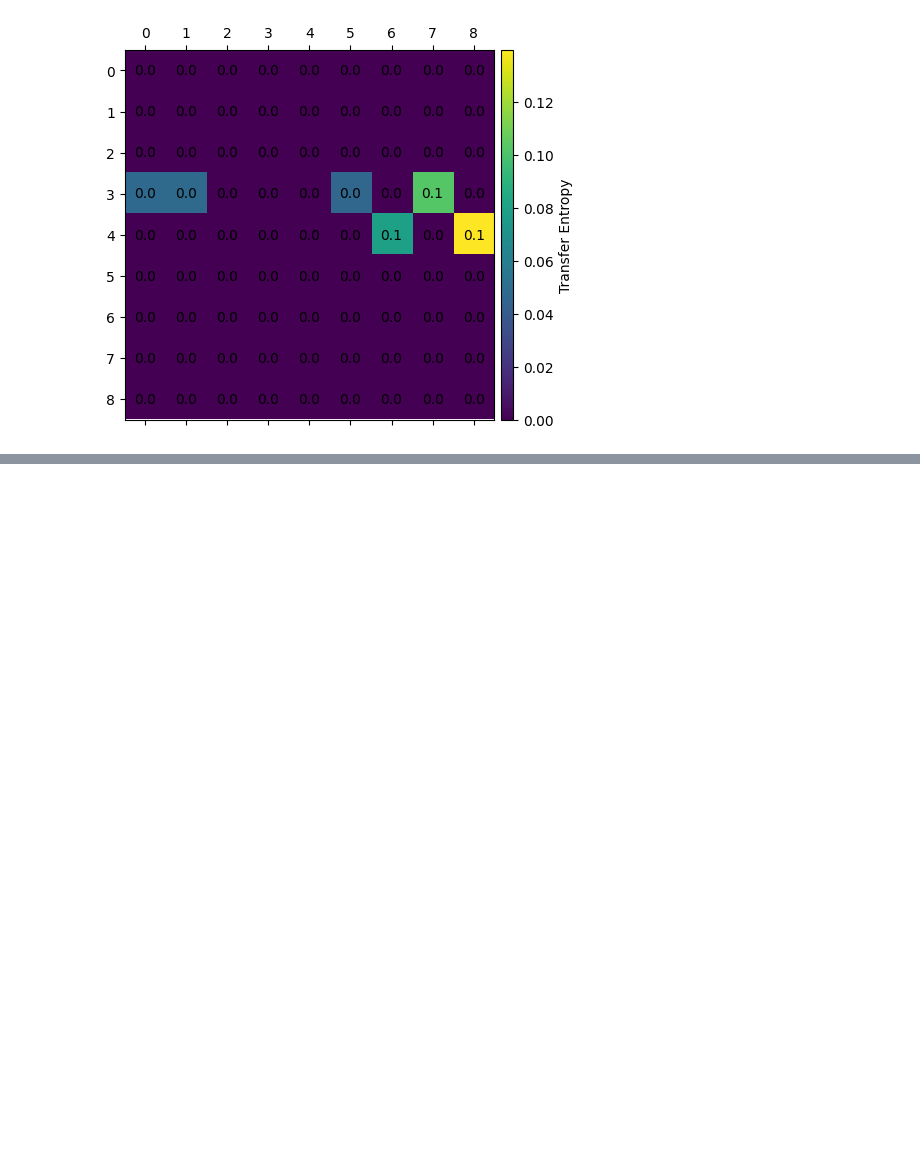
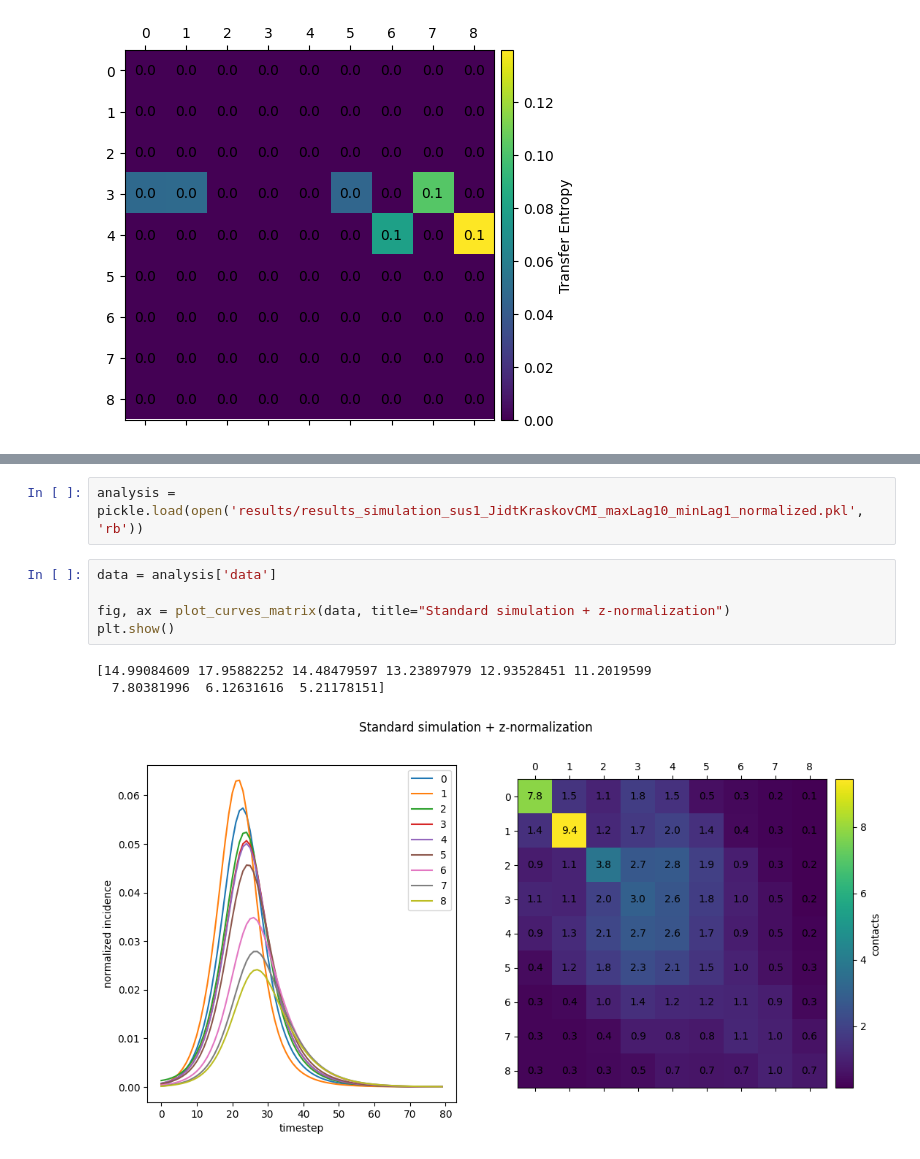
Before and after one commit to aaleta/cmi_covid, a Jupyter notebook: notebooks/analyze_results.ipynb, the cells around one changed output, grey strips where cells are left out. Drawn from its saved outputs; the diff is of its cells as text; blank space fills up the shorter version.

```diff
--- a/notebooks/analyze_results.ipynb
+++ b/notebooks/analyze_results.ipynb
@@ -62,0 +71,11 @@ plt.show()
+# %%
+analysis = pickle.load(open('results/results_simulation_sus1_JidtKraskovCMI_maxLag10_minLag1_normalized.pkl', 'rb'))
+# %%
+data = analysis['data']
+
+fig, ax = plot_curves_matrix(data, title="Standard simulation + z-normalization")
+plt.show()
+# %% [output]
+[14.99084609 17.95882252 14.48479597 13.23897979 12.93528451 11.2019599
+  7.80381996  6.12631616  5.21178151]
+[figure, added]
```
Also changed, not shown: parts of 16 cells of this notebook, 6 other files.
